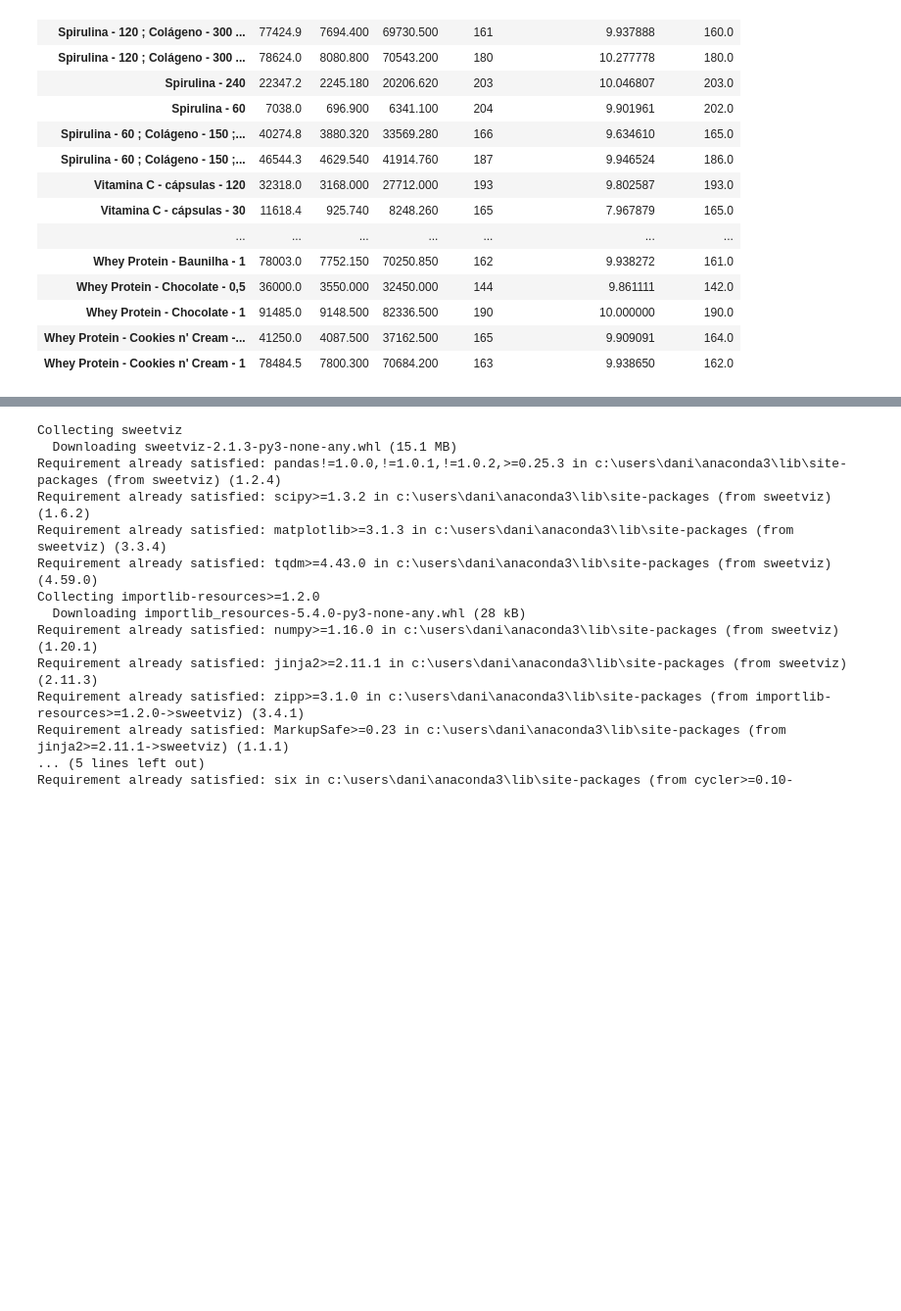
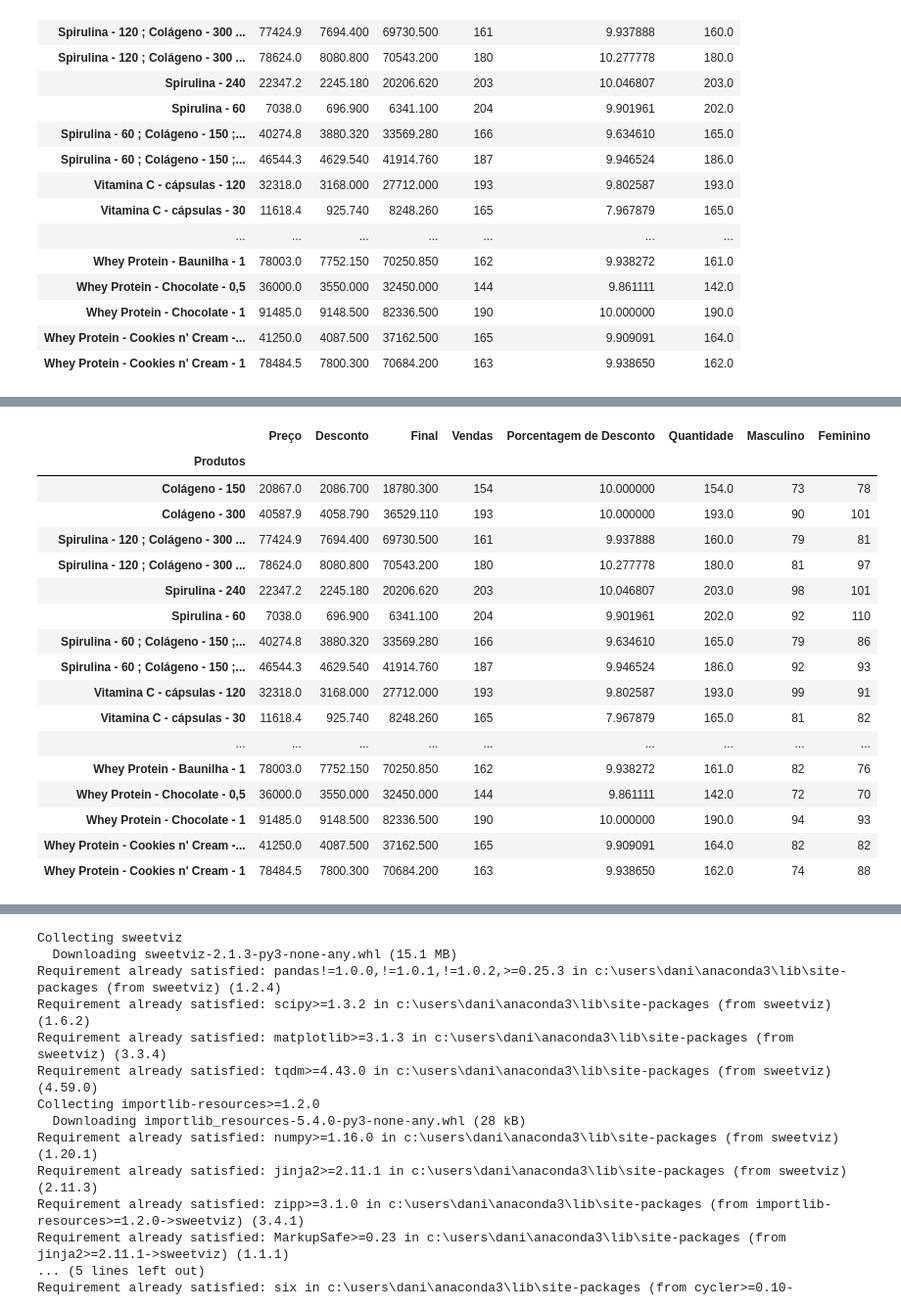
Before and after one commit to Guidolscr/MKT, a Jupyter notebook: Case 1 MKT.ipynb, the cells around one changed output, grey strips where cells are left out. Shown at 98% size. Drawn from its saved outputs; the diff is of its cells as text; code cells hidden in the pictures; blank space fills up the shorter version.

```diff
--- a/Case 1 MKT.ipynb
+++ b/Case 1 MKT.ipynb
@@ -139,3 +143,6 @@ cont
 | Whey Protein - Chocolate - 1 | 190.0 |
 | Whey Protein - Cookies n' Cream -... | 164.0 |
 | Whey Protein - Cookies n' Cream - 1 | 162.0 |
+# %%
+mascdesc = masc.groupby('Produtos ').agg(Masculino = pd.NamedAgg(column='Gênero ',aggfunc=len))
+mascdesc
@@ -188,0 +260,22 @@ desc.join(cont['Quantidade'],how='right')
+# %%
+tab1 = n2.join(femdesc['Feminino'],how='right')
+tab1
+# %% [output]
+|  | Preço | Desconto | Final | Vendas | Porcentagem de Desconto | Quantidade | Masculino | Feminino |
+| Produtos |  |  |  |  |  |  |  |  |
+| Colágeno - 150 | 20867.0 | 2086.700 | 18780.300 | 154 | 10.000000 | 154.0 | 73 | 78 |
+| Colágeno - 300 | 40587.9 | 4058.790 | 36529.110 | 193 | 10.000000 | 193.0 | 90 | 101 |
+| Spirulina - 120 ; Colágeno - 300 ... | 77424.9 | 7694.400 | 69730.500 | 161 | 9.937888 | 160.0 | 79 | 81 |
+| Spirulina - 120 ; Colágeno - 300 ... | 78624.0 | 8080.800 | 70543.200 | 180 | 10.277778 | 180.0 | 81 | 97 |
+| Spirulina - 240 | 22347.2 | 2245.180 | 20206.620 | 203 | 10.046807 | 203.0 | 98 | 101 |
+| Spirulina - 60 | 7038.0 | 696.900 | 6341.100 | 204 | 9.901961 | 202.0 | 92 | 110 |
+| Spirulina - 60 ; Colágeno - 150 ;... | 40274.8 | 3880.320 | 33569.280 | 166 | 9.634610 | 165.0 | 79 | 86 |
+| Spirulina - 60 ; Colágeno - 150 ;... | 46544.3 | 4629.540 | 41914.760 | 187 | 9.946524 | 186.0 | 92 | 93 |
+| Vitamina C - cápsulas - 120 | 32318.0 | 3168.000 | 27712.000 | 193 | 9.802587 | 193.0 | 99 | 91 |
+| Vitamina C - cápsulas - 30 | 11618.4 | 925.740 | 8248.260 | 165 | 7.967879 | 165.0 | 81 | 82 |
+| ... | ... | ... | ... | ... | ... | ... | ... | ... |
+| Whey Protein - Baunilha - 1 | 78003.0 | 7752.150 | 70250.850 | 162 | 9.938272 | 161.0 | 82 | 76 |
+| Whey Protein - Chocolate - 0,5 | 36000.0 | 3550.000 | 32450.000 | 144 | 9.861111 | 142.0 | 72 | 70 |
+| Whey Protein - Chocolate - 1 | 91485.0 | 9148.500 | 82336.500 | 190 | 10.000000 | 190.0 | 94 | 93 |
+| Whey Protein - Cookies n' Cream -... | 41250.0 | 4087.500 | 37162.500 | 165 | 9.909091 | 164.0 | 82 | 82 |
+| Whey Protein - Cookies n' Cream - 1 | 78484.5 | 7800.300 | 70684.200 | 163 | 9.938650 | 162.0 | 74 | 88 |
```
Also changed, not shown: parts of 13 cells of this notebook.
